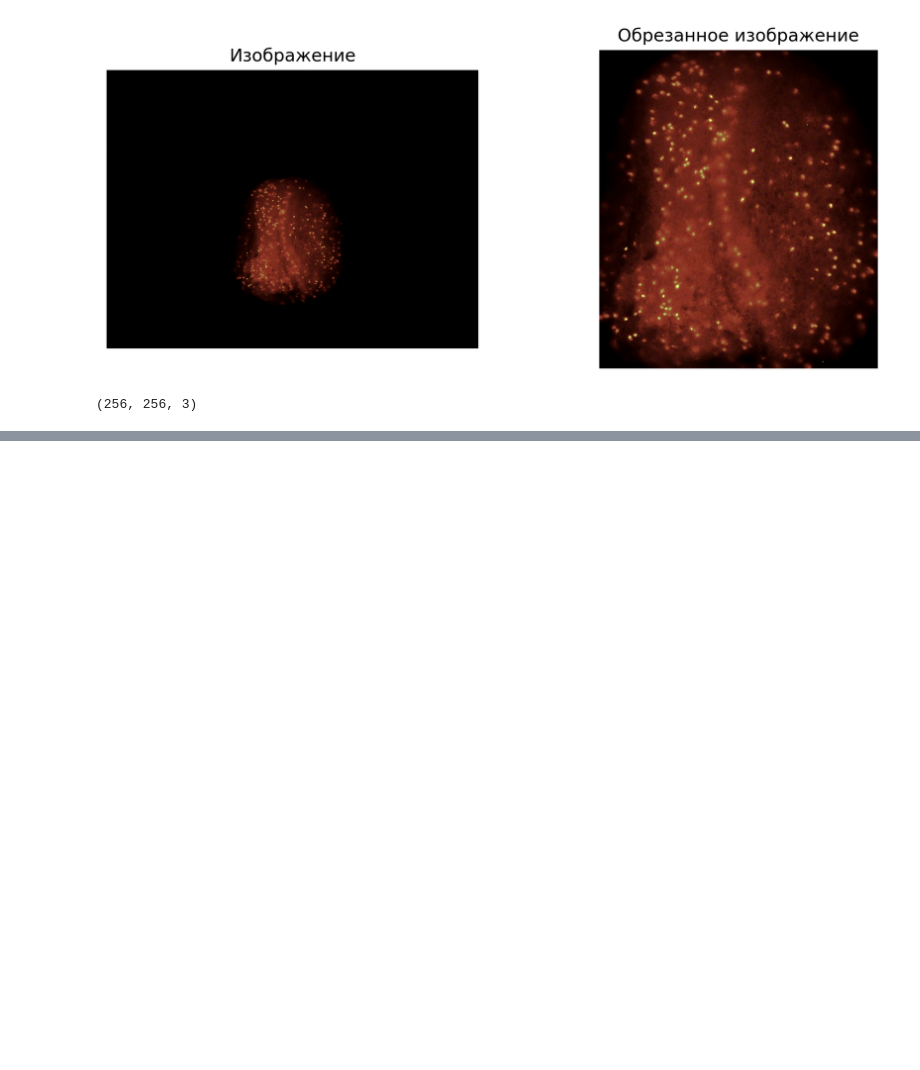
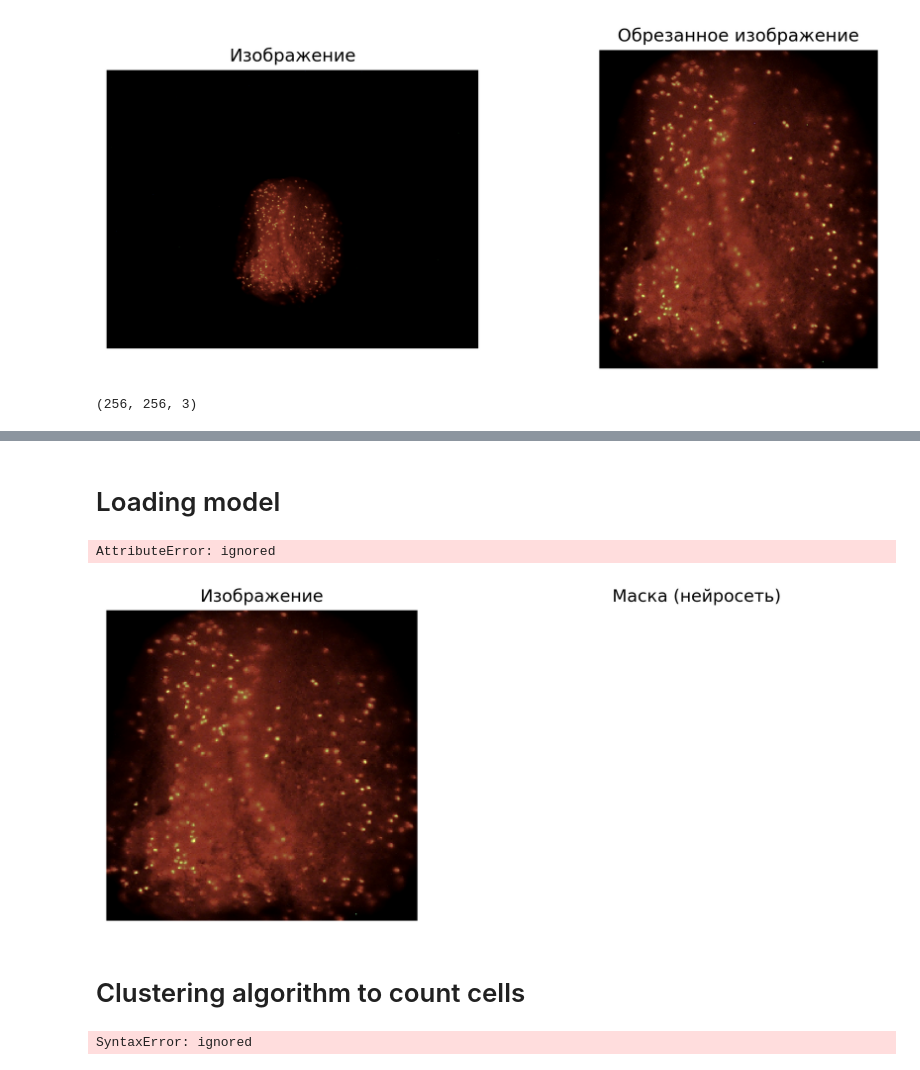
Before and after one commit to Sergei-Volkov/CellsCounter, a Jupyter notebook: NeuralNetworkTry.ipynb, the cells around one changed output, grey strips where cells are left out. Saved outputs shown, nothing was run; the diff lists cells and outputs as text; code cells hidden in the pictures; blank space fills up the shorter version.

```diff
--- a/NeuralNetworkTry.ipynb
+++ b/NeuralNetworkTry.ipynb
@@ -235,14 +242,27 @@ callbacks = [best_w, last_w]
 lr_scheduler = keras.optimizers.schedules.PolynomialDecay(
     initial_learning_rate=0.001,
     decay_steps=500,
-    end_learning_rate=0.000001,
+    end_learning_rate=0.0000005,
     power=1.0,
     cycle=True
 )
 
+
+def dice_loss(y_true, y_pred, smooth=1):
+    """
+    Dice = (2*|X & Y|)/ (|X|+ |Y|)
+         =  2*sum(|A*B|)/(sum(A^2)+sum(B^2))
+    """
+    intersection = K.sum(K.abs(y_true * y_pred), axis=-1)
+    return (
+        (2. * intersection + smooth) /
+        (K.sum(K.square(y_true),-1) + K.sum(K.square(y_pred),-1) + smooth)
+    )
+
+
 adam = keras.optimizers.Adam(lr_scheduler)
 
-model.compile(adam, loss='binary_crossentropy', metrics=['accuracy'])
+model.compile(adam, loss='binary_crossentropy', metrics=[dice_loss])
 # %%
 batch_size = 16
 history = model.fit(
@@ -382,0 +388,15 @@ plt.imshow(model.predict(np.expand_dims(crp_img, 0))[0][..., 0], cmap='Greys')
+# %%
+def dice_loss(y_true, y_pred, smooth=1):
+    """
+    Dice = (2*|X & Y|)/ (|X|+ |Y|)
+         =  2*sum(|A*B|)/(sum(A^2)+sum(B^2))
+    """
+    intersection = K.sum(K.abs(y_true * y_pred), axis=-1)
+    return (
+        (2. * intersection + smooth) /
+        (K.sum(K.square(y_true),-1) + K.sum(K.square(y_pred),-1) + smooth)
+    )
+# %% [markdown]
+# Loading model
+# %%
+model = keras.models.load_model('/content/drive/MyDrive/ООП проект/NeuralNetwork', custom_objects={'dice_loss':dice_loss})
@@ -382,0 +405,27 @@ plt.imshow(model.predict(np.expand_dims(crp_img, 0))[0][..., 0], cmap='Greys')
+# %%
+init_img = cv.imread('/content/drive/MyDrive/ООП проект/Эмбриологические_снимки/image0013.tif')
+init_img = cv.cvtColor(init_img, cv.COLOR_BGR2RGB)
+crp_img = cv.resize(cropped_img(init_img, threshold=130), (256, 256)) / 255
+# %%
+plt.figure(dpi=300, figsize=(10, 4))
+plt.subplot(1, 2, 1)
+plt.title('Изображение')
+plt.axis('off')
+plt.imshow(crp_img, cmap='Greys')
+plt.subplot(1, 2, 2)
+plt.title('Маска (нейросеть)')
+plt.axis('off')
+plt.imshow(model.predict(np.expandmask[0][..., 0], cmap='Greys'))
+# %% [output]
+AttributeError: ignored
+[figure, added]
+# %% [markdown]
+# Clustering algorithm to count cells
+# %%
+DBSCAN
+1. отделить по яркости фон
+2. алгоритм кластеризации
+3. проверка кластеров на невыпклость
+4. невыпуклые кластеры передаем нейронке
+# %% [output]
+SyntaxError: ignored
```
Also changed, not shown: parts of 32 cells of this notebook.
